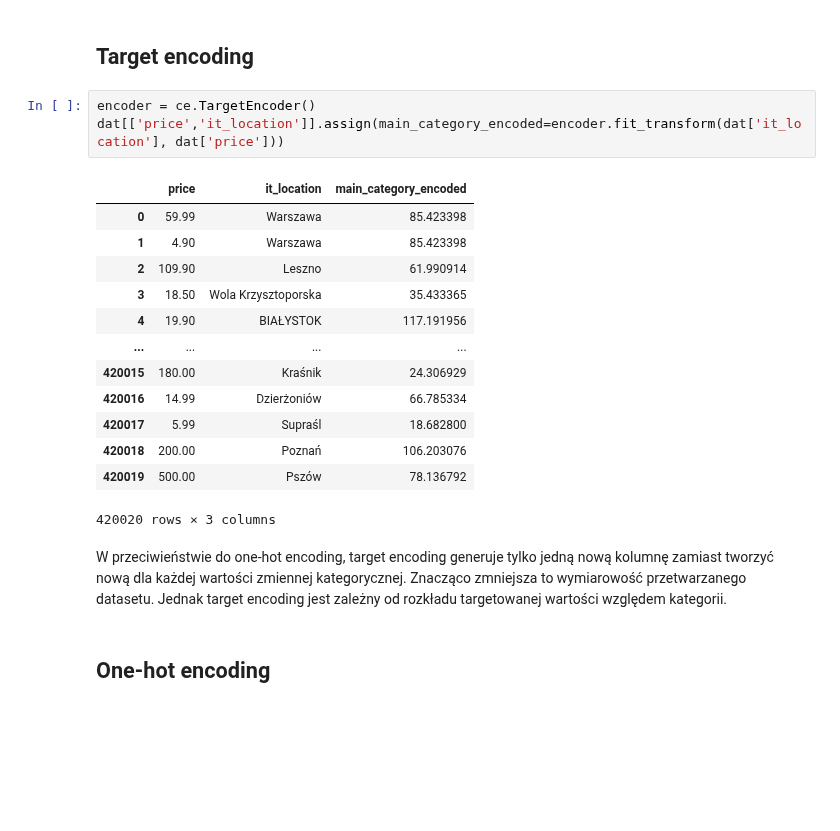
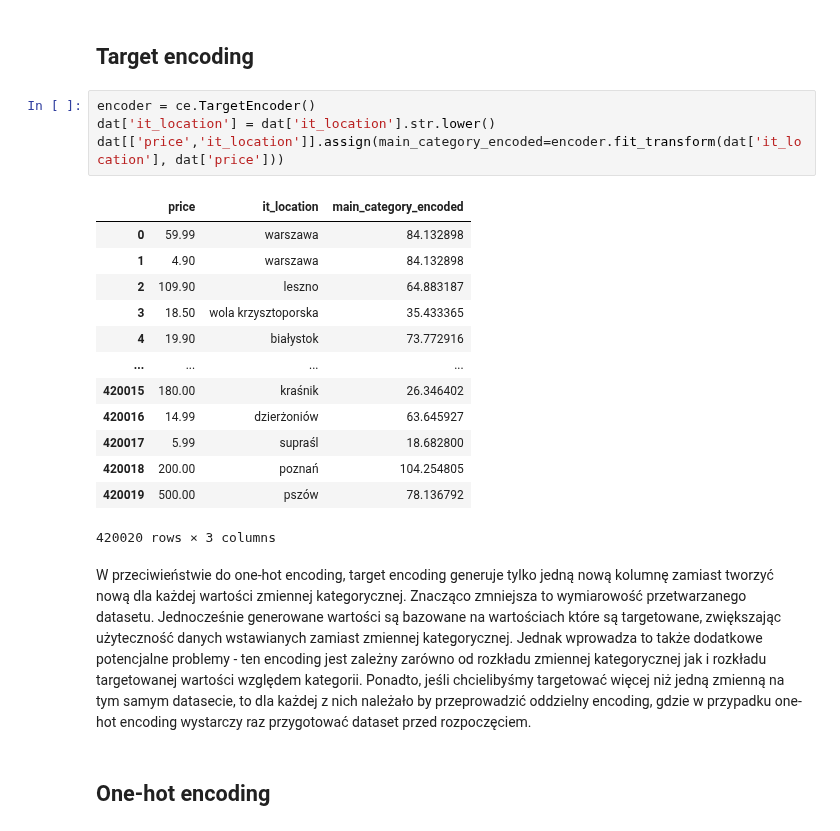
Before and after one commit to mini-pw/2021L-WUM, a Jupyter notebook: Prace_domowe/Praca_domowa2/Grupa4/Patryk_Tomaszewski/PD2.ipynb, the cells around one changed output. Saved outputs shown, nothing was run; the diff lists cells and outputs as text; blank space fills up the shorter version.

```diff
--- a/Prace_domowe/Praca_domowa2/Grupa4/Patryk_Tomaszewski/PD2.ipynb
+++ b/Prace_domowe/Praca_domowa2/Grupa4/Patryk_Tomaszewski/PD2.ipynb
@@ -22,23 +22,24 @@ dat.head()
 ## Target encoding
 # %%
 encoder = ce.TargetEncoder()
+dat['it_location'] = dat['it_location'].str.lower()
 dat[['price','it_location']].assign(main_category_encoded=encoder.fit_transform(dat['it_location'], dat['price']))
 # %% [output]
 |  | price | it_location | main_category_encoded |
-| 0 | 59.99 | Warszawa | 85.423398 |
-| 1 | 4.90 | Warszawa | 85.423398 |
-| 2 | 109.90 | Leszno | 61.990914 |
-| 3 | 18.50 | Wola Krzysztoporska | 35.433365 |
-| 4 | 19.90 | BIAŁYSTOK | 117.191956 |
+| 0 | 59.99 | warszawa | 84.132898 |
+| 1 | 4.90 | warszawa | 84.132898 |
+| 2 | 109.90 | leszno | 64.883187 |
+| 3 | 18.50 | wola krzysztoporska | 35.433365 |
+| 4 | 19.90 | białystok | 73.772916 |
 | ... | ... | ... | ... |
-| 420015 | 180.00 | Kraśnik | 24.306929 |
-| 420016 | 14.99 | Dzierżoniów | 66.785334 |
-| 420017 | 5.99 | Supraśl | 18.682800 |
-| 420018 | 200.00 | Poznań | 106.203076 |
-| 420019 | 500.00 | Pszów | 78.136792 |
+| 420015 | 180.00 | kraśnik | 26.346402 |
+| 420016 | 14.99 | dzierżoniów | 63.645927 |
+| 420017 | 5.99 | supraśl | 18.682800 |
+| 420018 | 200.00 | poznań | 104.254805 |
+| 420019 | 500.00 | pszów | 78.136792 |
 420020 rows × 3 columns
 # %% [markdown]
-W przeciwieństwie do one-hot encoding, target encoding generuje tylko jedną nową kolumnę zamiast tworzyć nową dla każdej wartości zmiennej kategorycznej. Znacząco zmniejsza to wymiarowość przetwarzanego datasetu. Jednak target encoding jest zależny od rozkładu targetowanej wartości względem kategorii.
+W przeciwieństwie do one-hot encoding, target encoding generuje tylko jedną nową kolumnę zamiast tworzyć nową dla każdej wartości zmiennej kategorycznej. Znacząco zmniejsza to wymiarowość przetwarzanego datasetu. Jednocześnie generowane wartości są bazowane na wartościach które są targetowane, zwiększając użyteczność danych wstawianych zamiast zmiennej kategorycznej. Jednak wprowadza to także dodatkowe potencjalne problemy - ten encoding jest zależny zarówno od rozkładu zmiennej kategorycznej jak i rozkładu targetowanej wartości względem kategorii. Ponadto, jeśli chcielibyśmy targetować więcej niż jedną zmienną na tym samym datasecie, to dla każdej z nich należało by przeprowadzić oddzielny encoding, gdzie w przypadku one-hot encoding wystarczy raz przygotować dataset przed rozpoczęciem.
 # %% [markdown]
 ## One-hot encoding
 # %%
```
Also changed, not shown: parts of 8 cells of this notebook, 1 other file.
